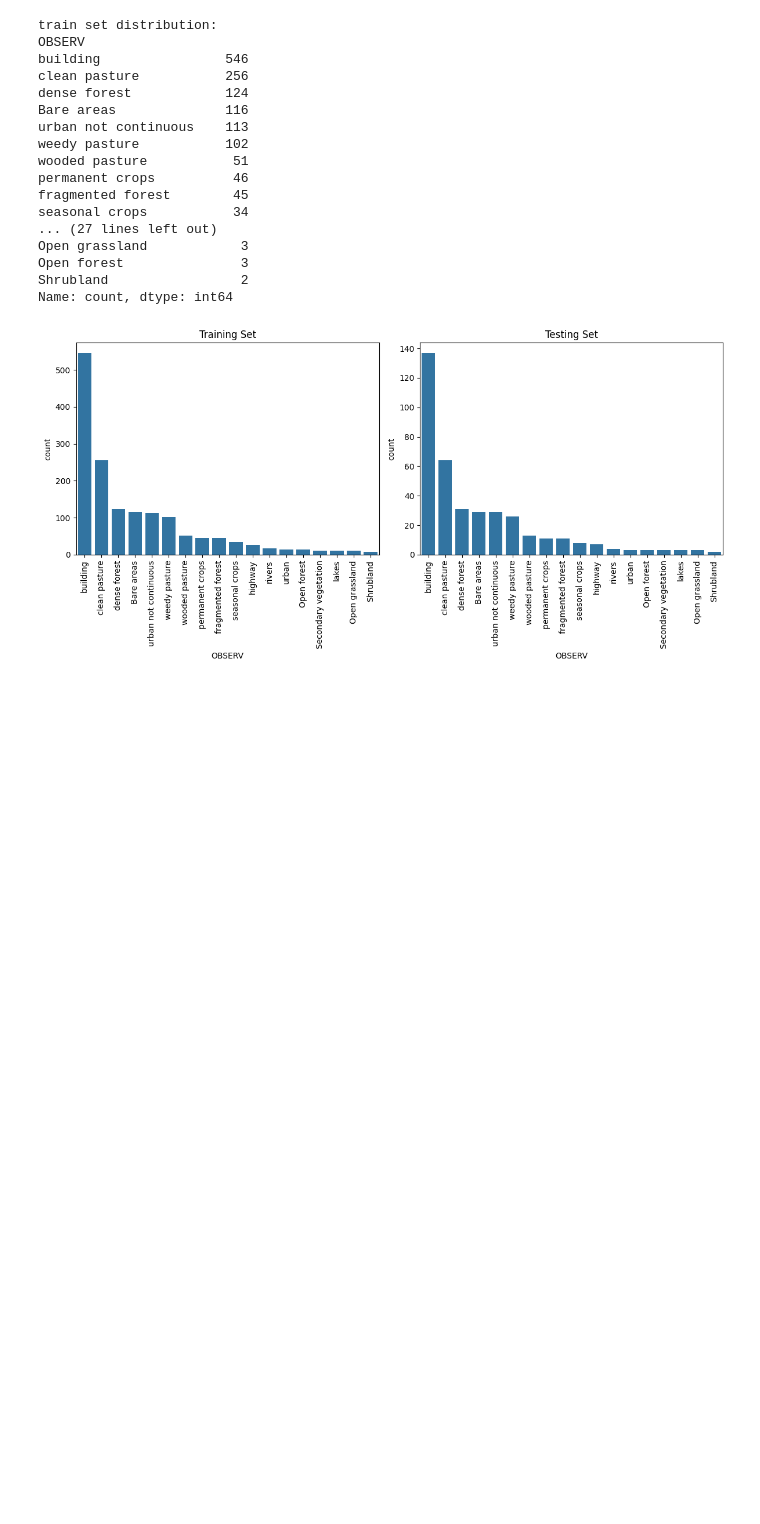
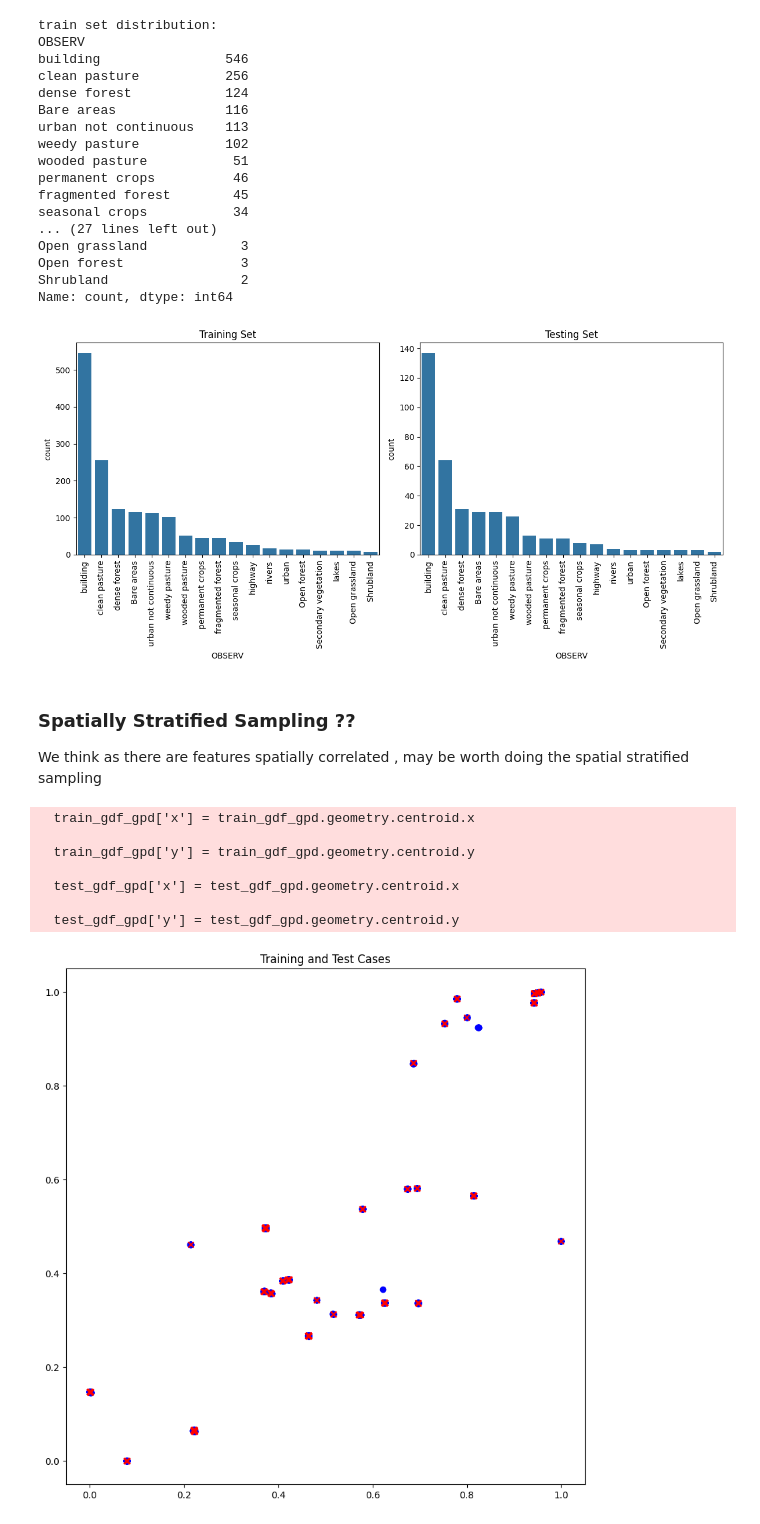
Before and after one commit to kshitijrajsharma/landcoverclassification, a Jupyter notebook: notebooks/train.ipynb, the cells around one changed output. Cells and saved outputs as stored; diff of their text form; code cells hidden in the pictures; blank space fills up the shorter version.

```diff
--- a/notebooks/train.ipynb
+++ b/notebooks/train.ipynb
@@ -146,3 +146,46 @@ Name: count, dtype: int64
 test_gdf.to_file(os.path.join(os.getcwd(),'..','data','geojson','test_files.geojson'))
 # %%
 train_gdf.to_file(os.path.join(os.getcwd(),'..','data','geojson','train_files.geojson'))
+# %% [markdown]
+### Spatially Stratified Sampling ??
+
+We think as there are features spatially correlated , may be worth doing the spatial stratified sampling
+# %%
+import geopandas as gpd
+import matplotlib.pyplot as plt
+import numpy as np
+
+train_gdf_gpd = gpd.GeoDataFrame(train_gdf, geometry=train_gdf['geometry'])
+test_gdf_gpd = gpd.GeoDataFrame(test_gdf, geometry=test_gdf['geometry'])
+
+# Normalize the coordinates
+train_gdf_gpd['x'] = train_gdf_gpd.geometry.centroid.x
+train_gdf_gpd['y'] = train_gdf_gpd.geometry.centroid.y
+test_gdf_gpd['x'] = test_gdf_gpd.geometry.centroid.x
+test_gdf_gpd['y'] = test_gdf_gpd.geometry.centroid.y
+
+x_min, x_max = min(train_gdf_gpd['x'].min(), test_gdf_gpd['x'].min()), max(train_gdf_gpd['x'].max(), test_gdf_gpd['x'].max())
+y_min, y_max = min(train_gdf_gpd['y'].min(), test_gdf_gpd['y'].min()), max(train_gdf_gpd['y'].max(), test_gdf_gpd['y'].max())
+
+train_gdf_gpd['x_norm'] = (train_gdf_gpd['x'] - x_min) / (x_max - x_min)
+train_gdf_gpd['y_norm'] = (train_gdf_gpd['y'] - y_min) / (y_max - y_min)
+test_gdf_gpd['x_norm'] = (test_gdf_gpd['x'] - x_min) / (x_max - x_min)
+test_gdf_gpd['y_norm'] = (test_gdf_gpd['y'] - y_min) / (y_max - y_min)
+
+fig, ax = plt.subplots(figsize=(10, 10))
+
+ax.scatter(train_gdf_gpd['x_norm'], train_gdf_gpd['y_norm'], color='blue', marker='o')
+ax.scatter(test_gdf_gpd['x_norm'], test_gdf_gpd['y_norm'], color='red', marker='x')
+
+ax.set_title("Training and Test Cases")
+
+plt.show()
+# %% [output]
+  train_gdf_gpd['x'] = train_gdf_gpd.geometry.centroid.x
+
+  train_gdf_gpd['y'] = train_gdf_gpd.geometry.centroid.y
+
+  test_gdf_gpd['x'] = test_gdf_gpd.geometry.centroid.x
+
+  test_gdf_gpd['y'] = test_gdf_gpd.geometry.centroid.y
+[figure, added]
```
Also changed, not shown: parts of 1 cell of this notebook, 2 other files.
